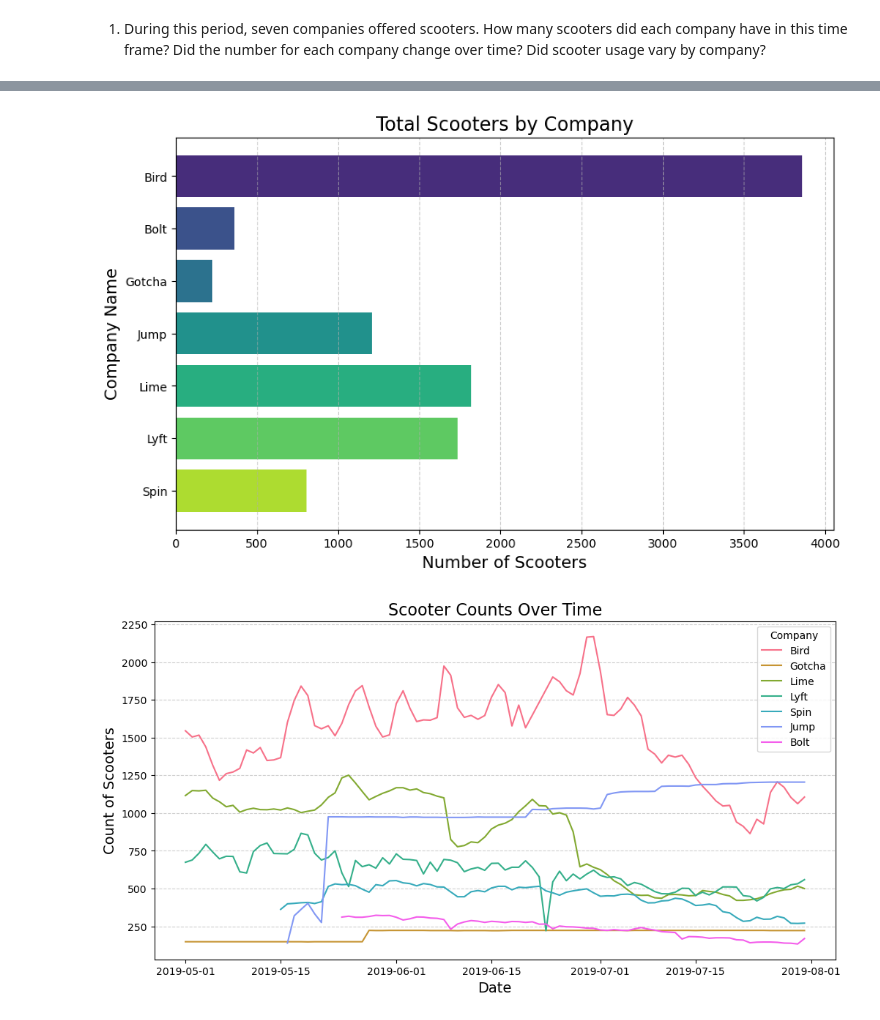
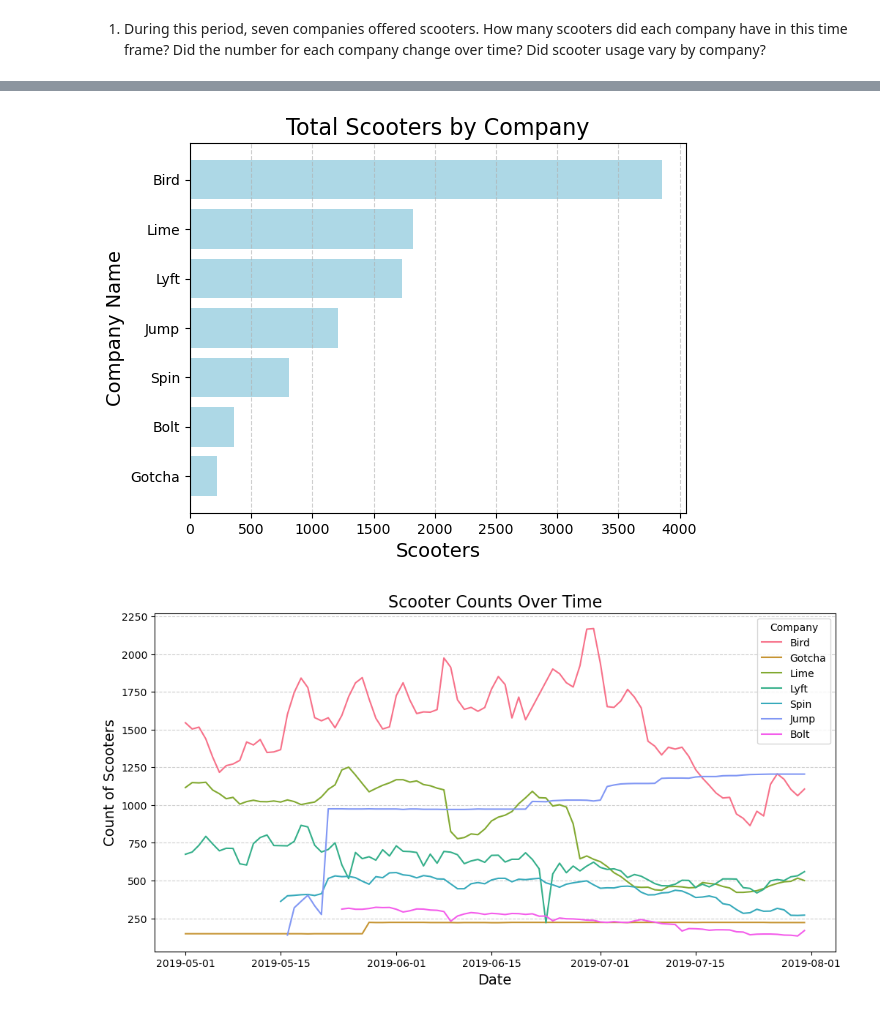
Before and after one commit to elisianguyen/nashville_scooters, a Jupyter notebook: notebooks/scooters_project.ipynb, the cells around one changed output, grey strips where cells are left out. Saved outputs shown, nothing was run; the diff lists cells and outputs as text; code cells hidden in the pictures.

```diff
--- a/notebooks/scooters_project.ipynb
+++ b/notebooks/scooters_project.ipynb
@@ -64,22 +64,20 @@ print(time_scoot.head())
 3         Lyft             674  2019-05-01
 4         Bird            1504  2019-05-02
 # %%
-#plot
+count_scoot = count_scoot.sort_values('count_scooters', ascending=False)
 
-# Bar plot of total scooters
-sns.set_palette("viridis")
-plt.figure(figsize=(10, 6))
-plt.barh(count_scoot["company_name"], count_scoot["count_scooters"], color=sns.color_palette("viridis", len(count_scoot)))
+
+plt.barh(count_scoot["company_name"], count_scoot["count_scooters"], color='lightblue')
 
 plt.title("Total Scooters by Company", fontsize=16)
-plt.xlabel("Number of Scooters", fontsize=14)
+plt.xlabel("Scooters", fontsize=14)
 plt.ylabel("Company Name", fontsize=14)
 
 plt.grid(axis='x', linestyle='--', alpha=0.6)
 
 plt.gca().invert_yaxis()
-
+plt.savefig('../graphs/scooters_by_company')
 plt.show()
 # %% [output]
-[figure, old version]
+[figure, new version]
 # %%
```
Also changed, not shown: parts of 54 cells of this notebook, 6 other files.
